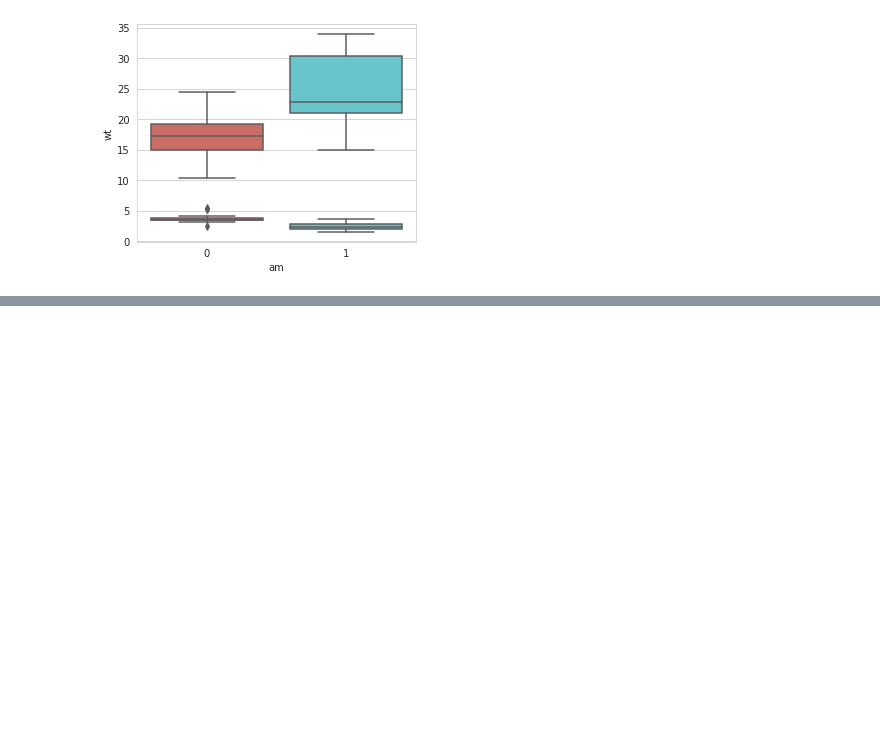
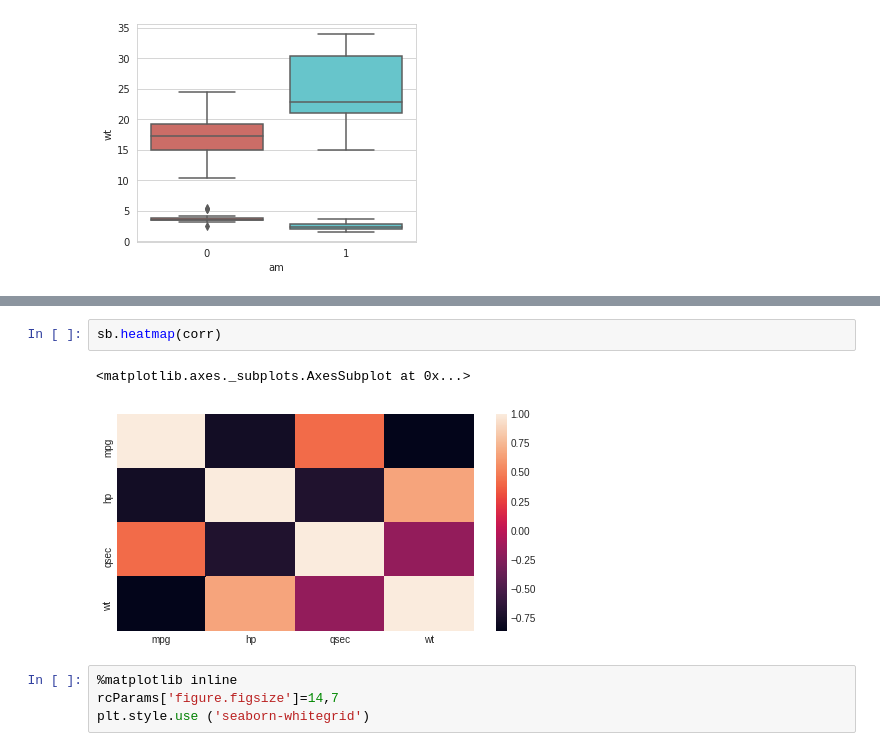
Before and after one commit to Riftabin/Exploratory-Data-Analysis, a Jupyter notebook: DATA_SCIENCE_Practice.ipynb, the cells around one changed output, grey strips where cells are left out. Cells and saved outputs as stored; diff of their text form; blank space fills up the shorter version.

```diff
--- a/DATA_SCIENCE_Practice.ipynb
+++ b/DATA_SCIENCE_Practice.ipynb
@@ -172,0 +517,9 @@ sb.boxplot(x='am',y='wt',data=cars,palette='hls')
+# %%
+sb.heatmap(corr)
+# %% [output]
+<matplotlib.axes._subplots.AxesSubplot at 0x...>
+[figure, added]
+# %%
+%matplotlib inline
+rcParams['figure.figsize']=14,7
+plt.style.use ('seaborn-whitegrid')
```
Also changed, not shown: parts of 62 cells of this notebook.
